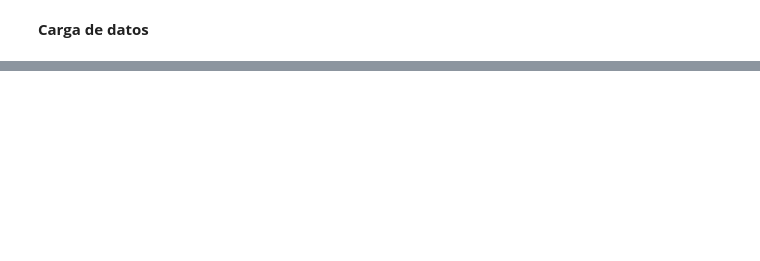
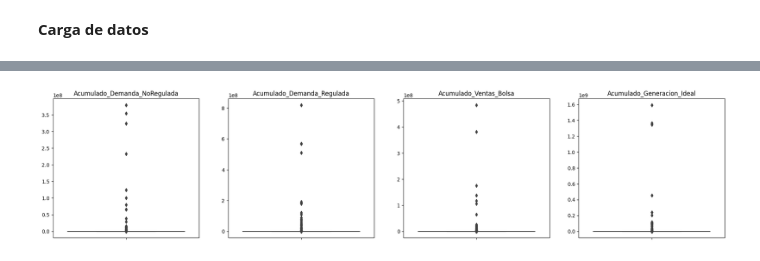
Before and after one commit to Godiex/proyecto_mercado_riesgo_mayorista, a Jupyter notebook: data_exploration.ipynb, the cells around one changed output, grey strips where cells are left out. Cells and saved outputs as stored; diff of their text form; code cells hidden in the pictures; blank space fills up the shorter version.

```diff
--- a/data_exploration.ipynb
+++ b/data_exploration.ipynb
@@ -25,0 +92,8 @@ memory usage: 1.0+ MB
+# %%
+plt.figure(figsize=(24,5))
+for idx, feature in enumerate(num_vars_sub_list[1]):
+  plt.subplot(1,len(num_vars_sub_list[1]),idx+1)
+  sns.boxplot(data = data, y = feature).set(ylabel = None, title = feature)
+  plt.savefig("caja2.png")
+# %% [output]
+[figure, added]
```
Also changed, not shown: parts of 18 cells of this notebook, 7 other files.
